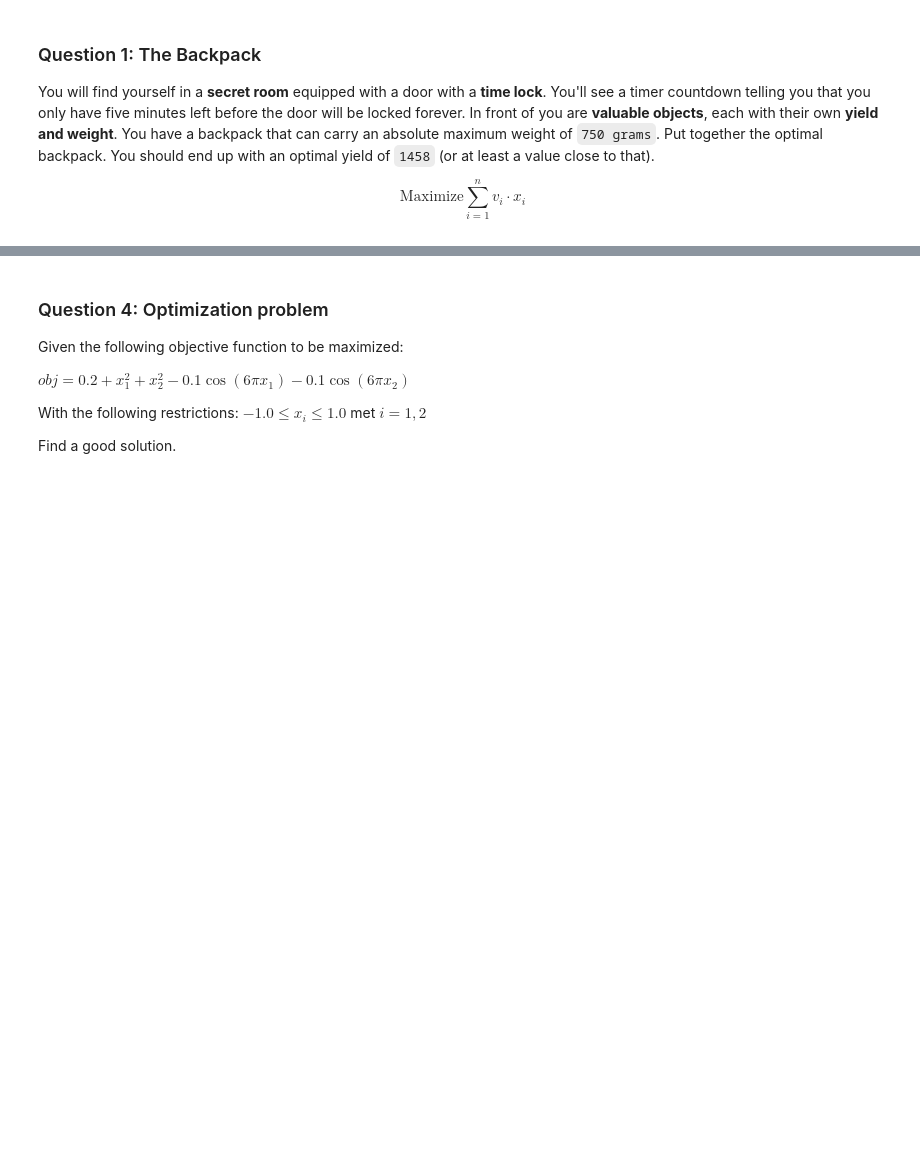
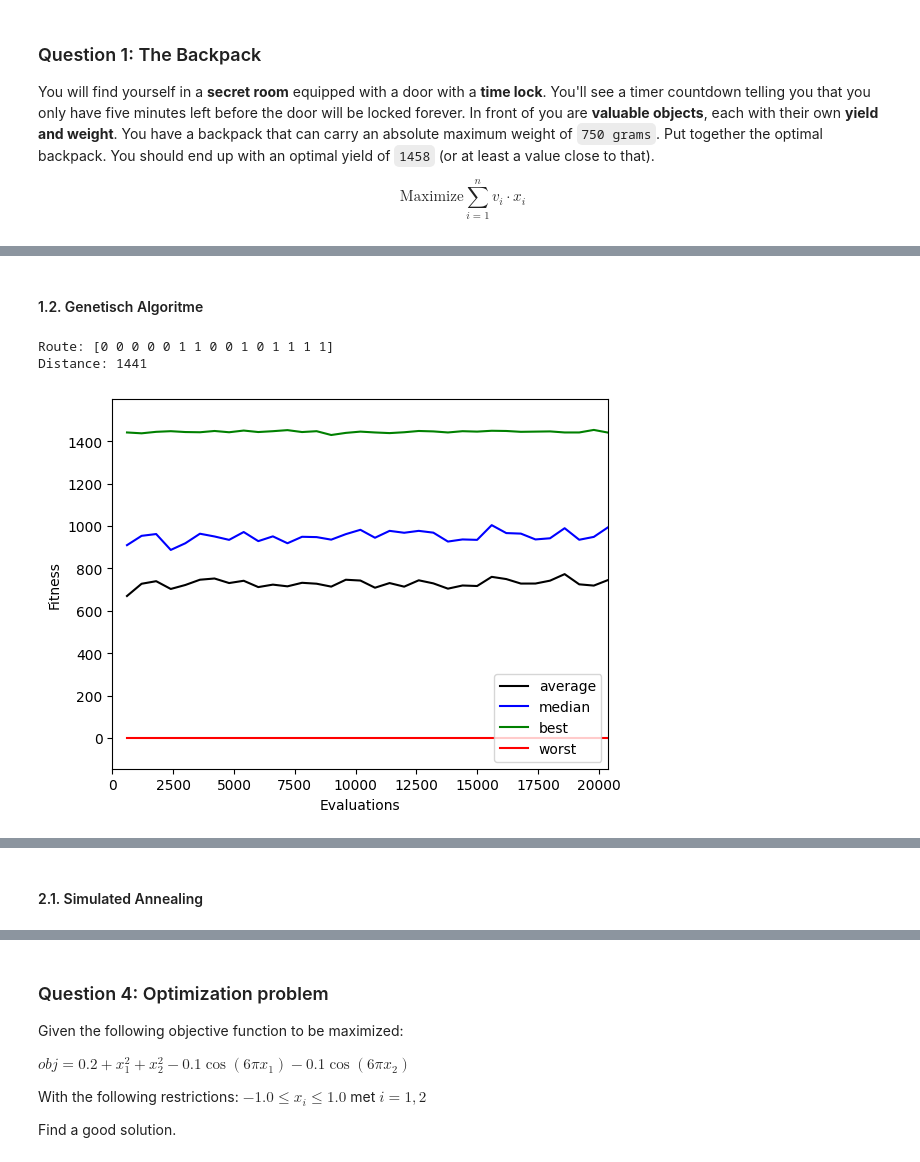
Before and after one commit to EliasDeHondt/DataScience2, a Jupyter notebook: W23P4-W24P4/Exercises Meta Heuristics.ipynb, the cells around one changed output, grey strips where cells are left out. Drawn from its saved outputs; the diff is of its cells as text; code cells hidden in the pictures; blank space fills up the shorter version.

```diff
--- a/W23P4-W24P4/Exercises Meta Heuristics.ipynb
+++ b/W23P4-W24P4/Exercises Meta Heuristics.ipynb
@@ -154,5 +269,46 @@ print(f"Route: {route}\nDistance: {-distance}")
 Route: [1 0 1 0 1 0 1 1 1 0 0 0 0 1 1]
 Distance: 1458
+# %% [markdown]
+#### 1.2. Genetisch Algoritme
+# %%
+def generate(random = None, args = None):
+    return np.random.choice([0,1], size=len(args.get('weight_items'))) # Size = all rows of the dataframe (CSV)
+
+def evaluate(candidates, args = None):
+    fitness = []
+    for candidate in candidates:
+        total_weight = (candidate * args.get('weight_items')).sum()
+
+        if total_weight > 750:
+            total_value = 0
+        else:
+            total_value = (candidate * args.get('value_items')).sum()
+        fitness.append(total_value)
+    return fitness
+
+rand = Random()
+ga = ec.GA(rand)
+ga.terminator = ec.terminators.evaluation_termination
+ga.variator = [ec.variators.n_point_crossover, ec.variators.bit_flip_mutation]
+ga.observer = ec.observers.plot_observer
+population = ga.evolve(
+    generator=generate,
+    evaluator=evaluate,
+    selector = ec.selectors.fitness_proportionate_selection,
+    pop_size=600,
+    maximize=True, # Maximize
+    bounder=ec.Bounder(0, 1),
+    max_evaluations=20000,
+    mutation_rate=0.25,
+    weight_items=knapsackItems['Gewichten(gr)'],
+    value_items=knapsackItems['Waarde'])
+population.sort(reverse=True)
+
+print(f"Route: {population[0].candidate}\nDistance: {population[0].fitness}")
+# %% [output]
+Route: [0 0 0 0 0 1 1 0 0 1 0 1 1 1 1]
+Distance: 1441
+[figure, added]
 # %% [markdown]
 ### Question 2: The Gutter
 You are responsible for the design of gutters where the production costs must be as low as possible. It is therefore necessary that the gutters have an optimal cross-section with the available material so that leaves and dirt can be easily removed. The company you work for purchases **metal plates** that have a width of `1m. In other words H + W + H` see drawing-must be less than or equal to `1m`. Determine the **ideal `width B` and `height H`** of the gutter that you can make from the `1m` plates.
@@ -160,6 +316,8 @@ You are responsible for the design of gutters where the production costs must be
 $$ \text{Maximize} \frac{1}{2} \cdot B \cdot H $$
 
 ![Gutter](Images/theGutter.png)
+# %% [markdown]
+#### 2.1. Simulated Annealing
 # %%
 class TheGutterProblem(Annealer):
     def energy(self):
```
Also changed, not shown: parts of 26 cells of this notebook, 3 other files.
